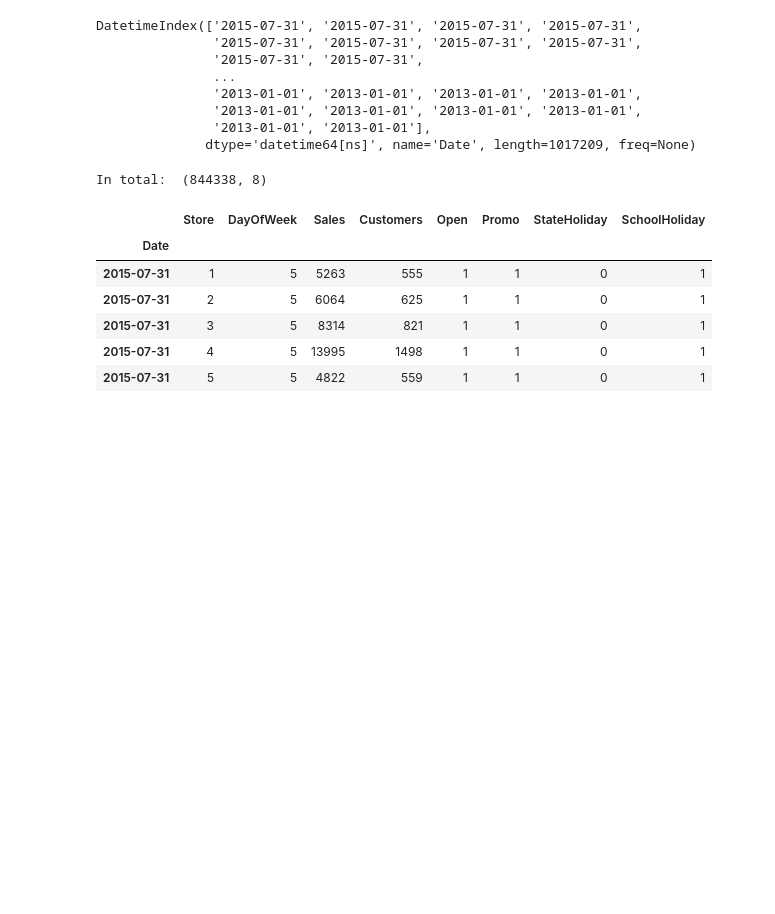
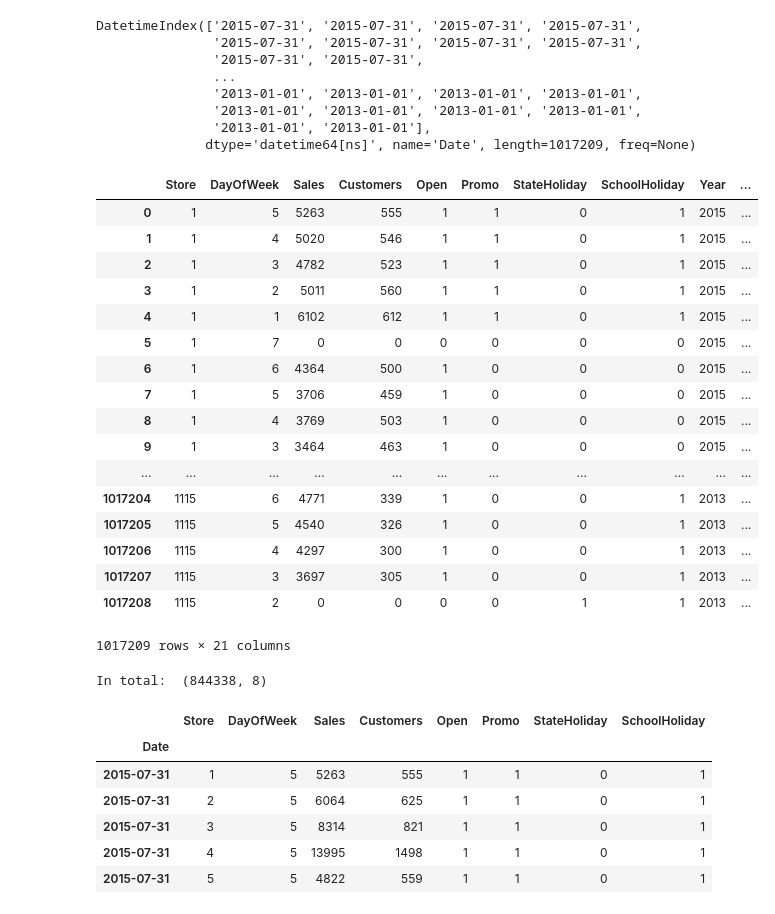
Before and after one commit to Liuguanli/Udacity_Projects, a Jupyter notebook: graduation_projeect/Forecast_Rossmann_Store_Sales/Untitled1.ipynb, the cells around one changed output. Drawn from its saved outputs; the diff is of its cells as text; code cells hidden in the pictures; blank space fills up the shorter version.

```diff
--- a/graduation_projeect/Forecast_Rossmann_Store_Sales/Untitled1.ipynb
+++ b/graduation_projeect/Forecast_Rossmann_Store_Sales/Untitled1.ipynb
@@ -27,8 +27,11 @@ from statsmodels.graphics.tsaplots import plot_acf, plot_pacf
 train = pd.read_csv("./dataset/train.csv",
                     parse_dates = True, low_memory = False, index_col = 'Date')
 
-
-
+train['Year'] = train.index.year
+train['Month'] = train.index.month
+train['Day'] = train.index.day
+train['WeekOfYear'] = train.index.weekofyear
+# train['DayOfWeek'] = train.index.dayofyear
 # additional store data
 store = pd.read_csv("./dataset/store.csv",
                     low_memory = False)
@@ -79,3 +49,42 @@ store = store.replace("d",4)
+# %%
+# train = train[(train["Open"] != 0) & (train['Sales'] != 0)]
+def build_features(features, data):
+
+    features.extend(['Store', 'CompetitionDistance', 'Promo', 'Promo2', 'SchoolHoliday'])
+    features.extend(['StoreType', 'Assortment', 'StateHoliday'])
+    mappings = {'0':0, 'a':1, 'b':2, 'c':3, 'd':4}
+    data.StoreType.replace(mappings, inplace=True)
+    data.Assortment.replace(mappings, inplace=True)
+    data.StateHoliday.replace(mappings, inplace=True)
+
+    data.fillna(0, inplace=True)
+    data.loc[data.Open.isnull(), 'Open'] = 1
+
+
+    return data
+
+train_store = pd.merge(train, store, how = 'inner', on = 'Store')
+
+build_features([], train_store)
+# %% [output]
+|  | Store | DayOfWeek | Sales | Customers | Open | Promo | StateHoliday | SchoolHoliday | Year | ... |
+| 0 | 1 | 5 | 5263 | 555 | 1 | 1 | 0 | 1 | 2015 | ... |
+| 1 | 1 | 4 | 5020 | 546 | 1 | 1 | 0 | 1 | 2015 | ... |
+| 2 | 1 | 3 | 4782 | 523 | 1 | 1 | 0 | 1 | 2015 | ... |
+| 3 | 1 | 2 | 5011 | 560 | 1 | 1 | 0 | 1 | 2015 | ... |
+| 4 | 1 | 1 | 6102 | 612 | 1 | 1 | 0 | 1 | 2015 | ... |
+| 5 | 1 | 7 | 0 | 0 | 0 | 0 | 0 | 0 | 2015 | ... |
+| 6 | 1 | 6 | 4364 | 500 | 1 | 0 | 0 | 0 | 2015 | ... |
+| 7 | 1 | 5 | 3706 | 459 | 1 | 0 | 0 | 0 | 2015 | ... |
+| 8 | 1 | 4 | 3769 | 503 | 1 | 0 | 0 | 0 | 2015 | ... |
+| 9 | 1 | 3 | 3464 | 463 | 1 | 0 | 0 | 0 | 2015 | ... |
+| ... | ... | ... | ... | ... | ... | ... | ... | ... | ... | ... |
+| 1017204 | 1115 | 6 | 4771 | 339 | 1 | 0 | 0 | 1 | 2013 | ... |
+| 1017205 | 1115 | 5 | 4540 | 326 | 1 | 0 | 0 | 1 | 2013 | ... |
+| 1017206 | 1115 | 4 | 4297 | 300 | 1 | 0 | 0 | 1 | 2013 | ... |
+| 1017207 | 1115 | 3 | 3697 | 305 | 1 | 0 | 0 | 1 | 2013 | ... |
+| 1017208 | 1115 | 2 | 0 | 0 | 0 | 0 | 1 | 1 | 2013 | ... |
+1017209 rows × 21 columns
 # %%
 # first glance at the train set: head and tail
 print("In total: ", train.shape)
```
Also changed, not shown: parts of 7 cells of this notebook, 2 other files.
